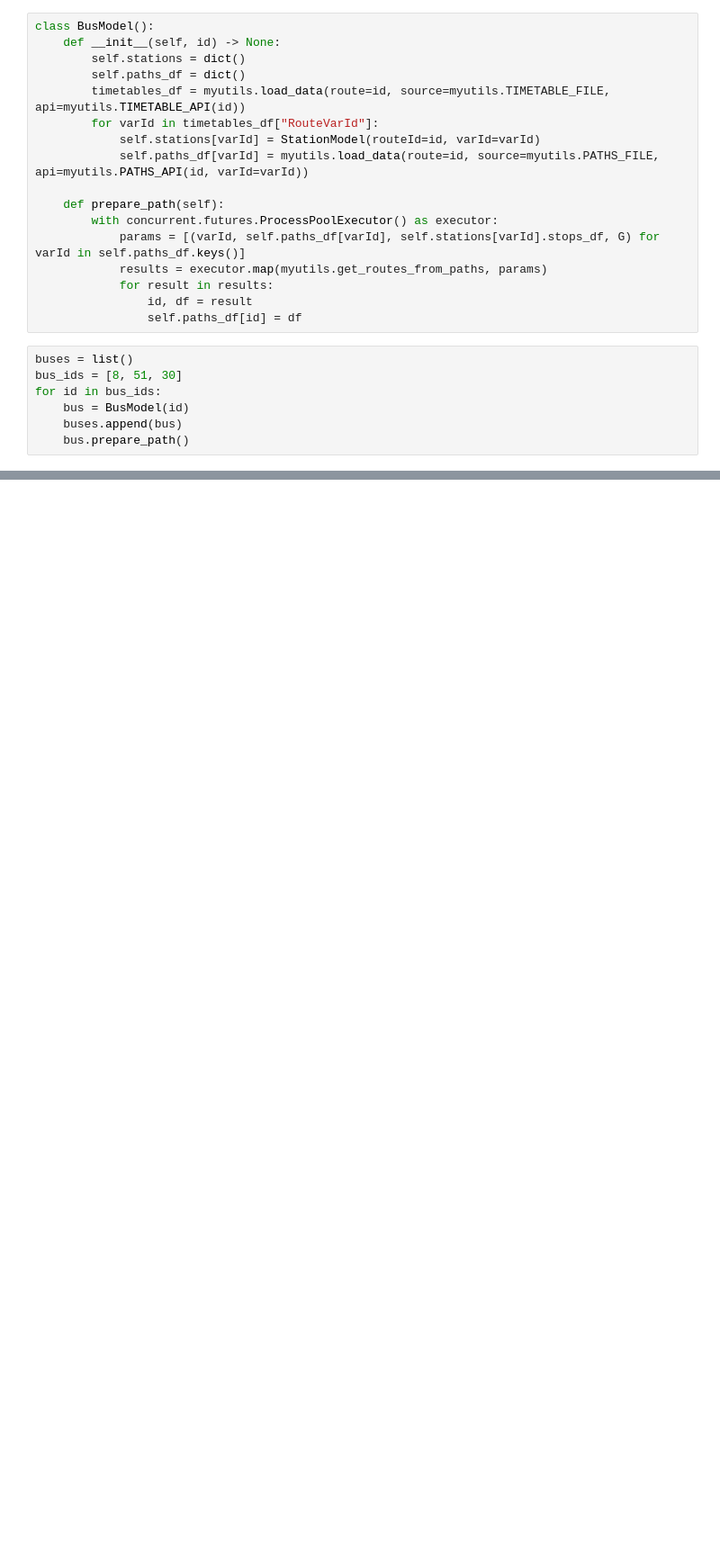
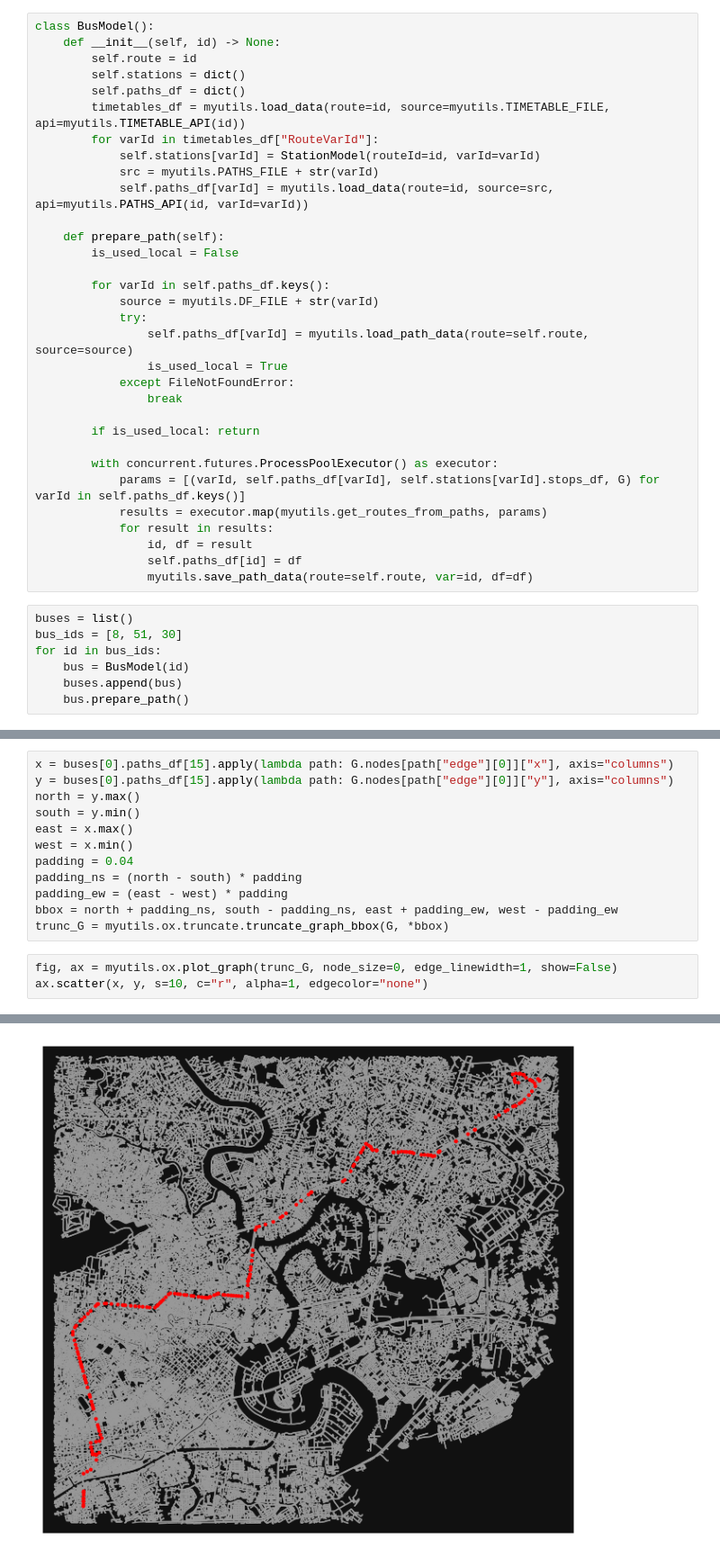
Before and after one commit to ptquang2000/hcm-bus-model, a Jupyter notebook: main.ipynb, the cells around one changed output, grey strips where cells are left out. Shown at 90% size. Drawn from its saved outputs; the diff is of its cells as text; blank space fills up the shorter version.

Commit message:
add preprocessed data

```diff
--- a/main.ipynb
+++ b/main.ipynb
@@ -19,20 +21,35 @@ class StationModel():
 # %%
 class BusModel():
     def __init__(self, id) -> None:
+        self.route = id
         self.stations = dict()
         self.paths_df = dict()
         timetables_df = myutils.load_data(route=id, source=myutils.TIMETABLE_FILE, api=myutils.TIMETABLE_API(id))
         for varId in timetables_df["RouteVarId"]:
             self.stations[varId] = StationModel(routeId=id, varId=varId)
-            self.paths_df[varId] = myutils.load_data(route=id, source=myutils.PATHS_FILE, api=myutils.PATHS_API(id, varId=varId))
+            src = myutils.PATHS_FILE + str(varId)
+            self.paths_df[varId] = myutils.load_data(route=id, source=src, api=myutils.PATHS_API(id, varId=varId))
 
     def prepare_path(self):
+        is_used_local = False
+
+        for varId in self.paths_df.keys():
+            source = myutils.DF_FILE + str(varId)
+            try:
+                self.paths_df[varId] = myutils.load_path_data(route=self.route, source=source)
+                is_used_local = True
+            except FileNotFoundError:
+                break
+
+        if is_used_local: return
+
         with concurrent.futures.ProcessPoolExecutor() as executor:
             params = [(varId, self.paths_df[varId], self.stations[varId].stops_df, G) for varId in self.paths_df.keys()]
             results = executor.map(myutils.get_routes_from_paths, params)
             for result in results:
                 id, df = result
                 self.paths_df[id] = df
+                myutils.save_path_data(route=self.route, var=id, df=df)
 # %%
 buses = list()
 bus_ids = [8, 51, 30]
@@ -49,0 +60,16 @@ def get_travel_times(df):
+# %%
+x = buses[0].paths_df[15].apply(lambda path: G.nodes[path["edge"][0]]["x"], axis="columns")
+y = buses[0].paths_df[15].apply(lambda path: G.nodes[path["edge"][0]]["y"], axis="columns")
+north = y.max()
+south = y.min()
+east = x.max()
+west = x.min()
+padding = 0.04
+padding_ns = (north - south) * padding
+padding_ew = (east - west) * padding
+bbox = north + padding_ns, south - padding_ns, east + padding_ew, west - padding_ew
+trunc_G = myutils.ox.truncate.truncate_graph_bbox(G, *bbox)
+# %%
+fig, ax = myutils.ox.plot_graph(trunc_G, node_size=0, edge_linewidth=1, show=False)
+ax.scatter(x, y, s=10, c="r", alpha=1, edgecolor="none")
+# %% [output]
@@ -49,0 +77 @@ def get_travel_times(df):
+[figure, added]
```
Also changed, not shown: parts of 5 cells of this notebook, 15 other files.
